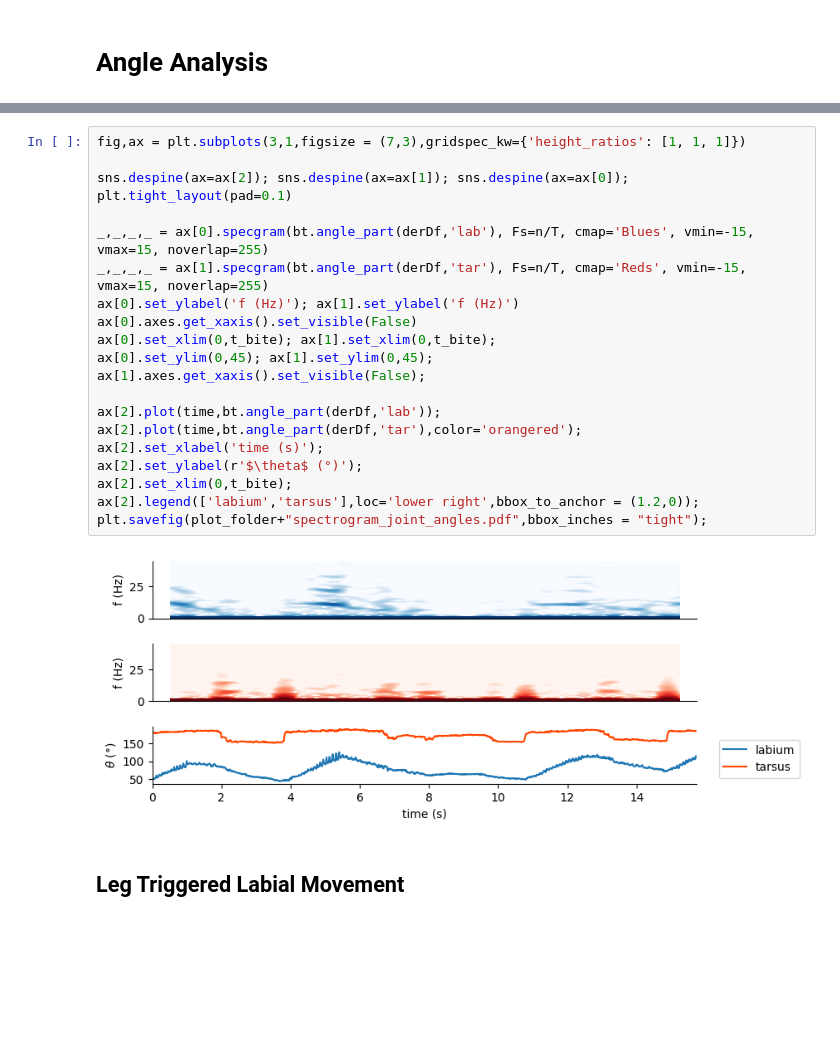
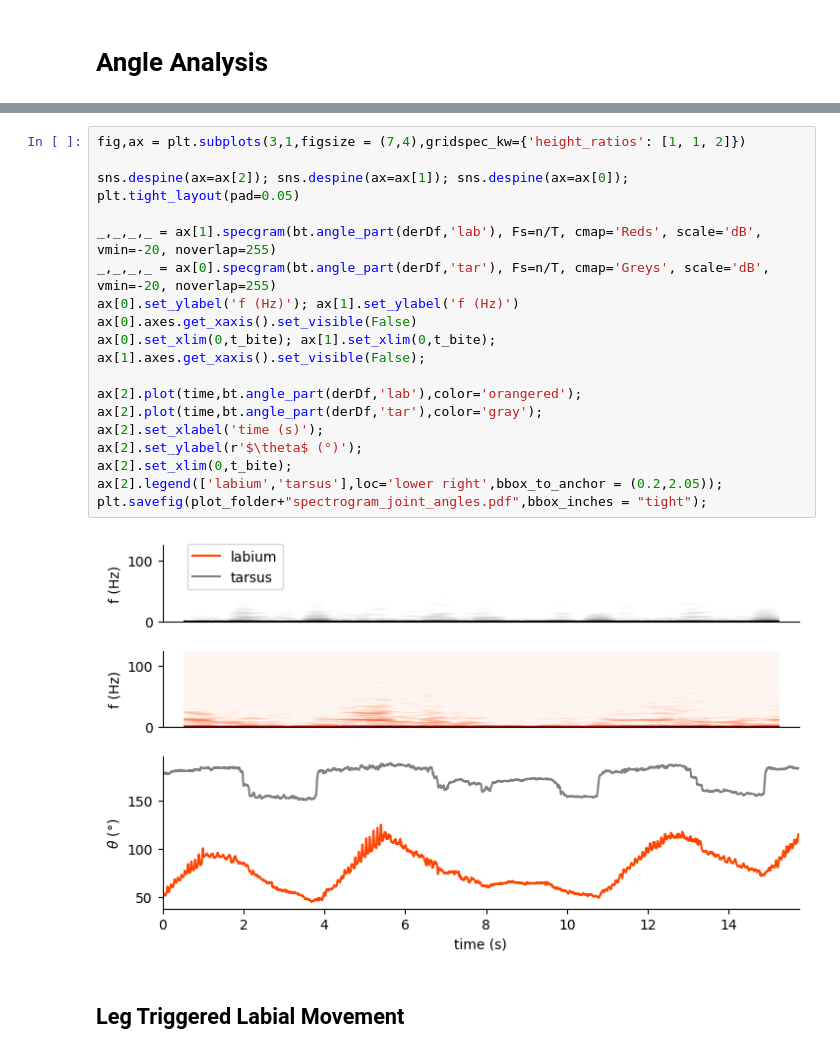
Before and after one commit to shivChitinous/bite-tracks, a Jupyter notebook: biteAnalysis.ipynb, the cells around one changed output, grey strips where cells are left out. Saved outputs shown, nothing was run; the diff lists cells and outputs as text; blank space fills up the shorter version.

Commit message:
Update plots

```diff
--- a/biteAnalysis.ipynb
+++ b/biteAnalysis.ipynb
@@ -128,26 +128,25 @@ plt.savefig(plot_folder+"frequency_spectrum_joint_angles.pdf",bbox_inches = "tig
 # %%
-fig,ax = plt.subplots(3,1,figsize = (7,3),gridspec_kw={'height_ratios': [1, 1, 1]})
+fig,ax = plt.subplots(3,1,figsize = (7,4),gridspec_kw={'height_ratios': [1, 1, 2]})
 
 sns.despine(ax=ax[2]); sns.despine(ax=ax[1]); sns.despine(ax=ax[0]);
-plt.tight_layout(pad=0.1)
+plt.tight_layout(pad=0.05)
 
-_,_,_,_ = ax[0].specgram(bt.angle_part(derDf,'lab'), Fs=n/T, cmap='Blues', vmin=-15, vmax=15, noverlap=255)
-_,_,_,_ = ax[1].specgram(bt.angle_part(derDf,'tar'), Fs=n/T, cmap='Reds', vmin=-15, vmax=15, noverlap=255)
+_,_,_,_ = ax[1].specgram(bt.angle_part(derDf,'lab'), Fs=n/T, cmap='Reds', scale='dB', vmin=-20, noverlap=255)
+_,_,_,_ = ax[0].specgram(bt.angle_part(derDf,'tar'), Fs=n/T, cmap='Greys', scale='dB', vmin=-20, noverlap=255)
 ax[0].set_ylabel('f (Hz)'); ax[1].set_ylabel('f (Hz)')
 ax[0].axes.get_xaxis().set_visible(False)
 ax[0].set_xlim(0,t_bite); ax[1].set_xlim(0,t_bite);
-ax[0].set_ylim(0,45); ax[1].set_ylim(0,45);
 ax[1].axes.get_xaxis().set_visible(False);
 
-ax[2].plot(time,bt.angle_part(derDf,'lab'));
-ax[2].plot(time,bt.angle_part(derDf,'tar'),color='orangered');
+ax[2].plot(time,bt.angle_part(derDf,'lab'),color='orangered');
+ax[2].plot(time,bt.angle_part(derDf,'tar'),color='gray');
 ax[2].set_xlabel('time (s)');
 ax[2].set_ylabel(r'$\theta$ (°)');
 ax[2].set_xlim(0,t_bite);
-ax[2].legend(['labium','tarsus'],loc='lower right',bbox_to_anchor = (1.2,0));
+ax[2].legend(['labium','tarsus'],loc='lower right',bbox_to_anchor = (0.2,2.05));
 plt.savefig(plot_folder+"spectrogram_joint_angles.pdf",bbox_inches = "tight");
 # %% [output]
-[figure, old version]
+[figure, new version]
 # %% [markdown]
 ## Leg Triggered Labial Movement
 # %%
```
Also changed, not shown: parts of 9 cells of this notebook, 15 other files.
